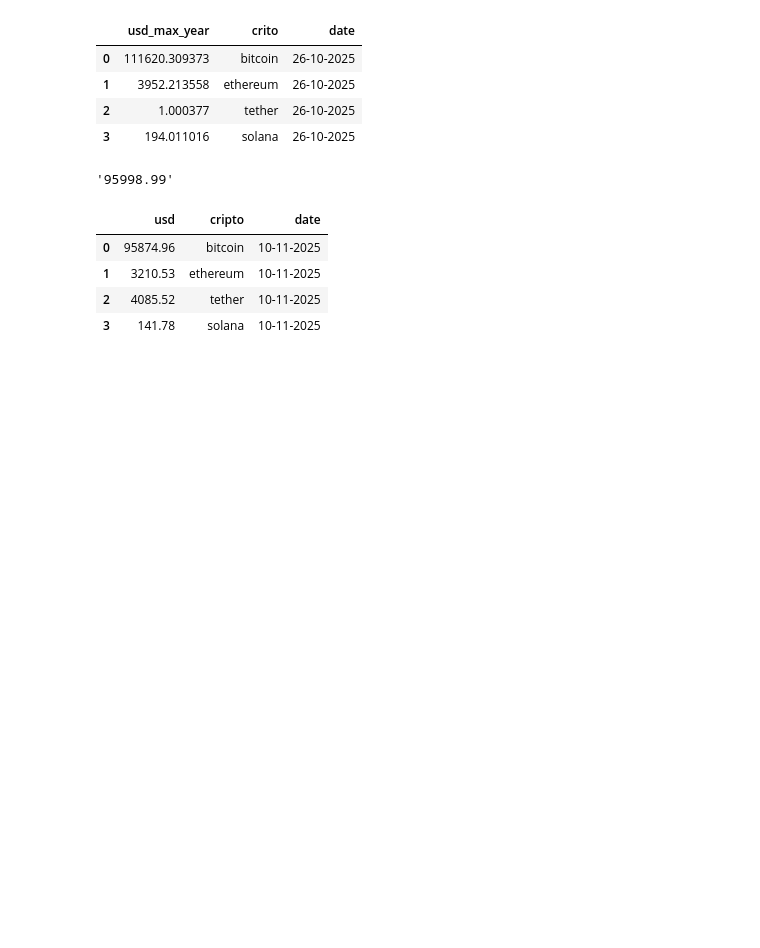
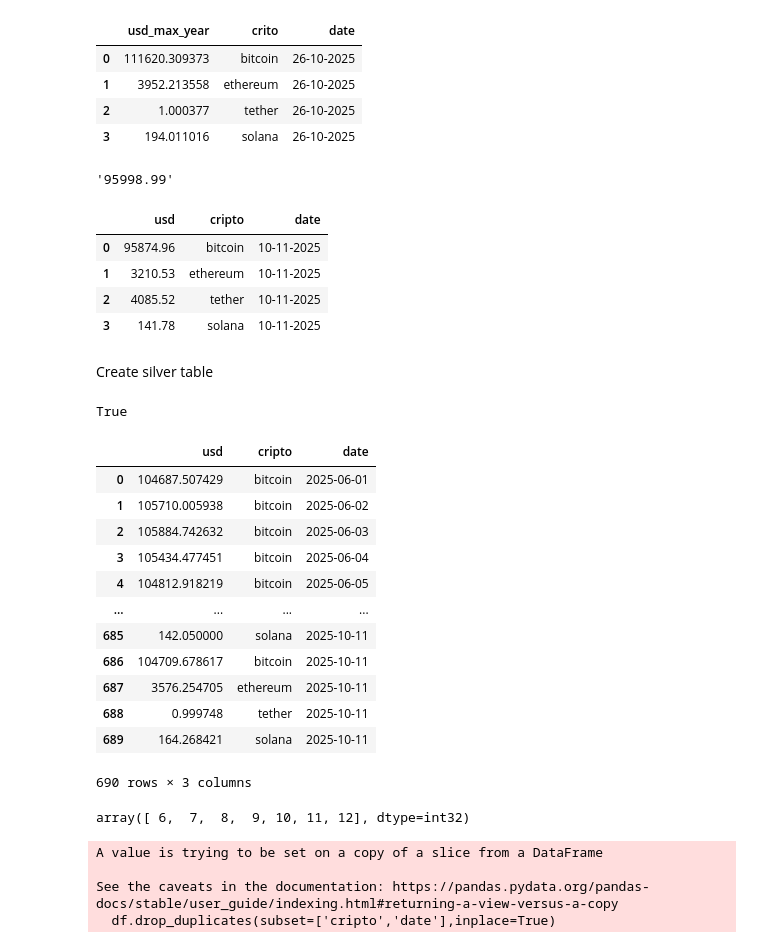
Before and after one commit to gasparcartasso/cripto_currencies, a Jupyter notebook: test.ipynb, the cells around one changed output. Saved outputs shown, nothing was run; the diff lists cells and outputs as text; code cells hidden in the pictures; blank space fills up the shorter version.

```diff
--- a/test.ipynb
+++ b/test.ipynb
@@ -178,3 +178,13 @@ df_price
 | 1 | 3210.53 | ethereum | 10-11-2025 |
 | 2 | 4085.52 | tether | 10-11-2025 |
 | 3 | 141.78 | solana | 10-11-2025 |
+# %% [markdown]
+Create silver table
+# %%
+import psycopg2
+import os
+import pandas as pd
+from dotenv import load_dotenv
+load_dotenv()
+# %% [output]
+True
@@ -180,0 +193,48 @@ df_price
+# %%
+conn = psycopg2.connect(
+    dbname=os.getenv('REDSHIFT_SCHEMA'),
+    user=os.getenv('REDSHIFT_USER'),
+    password=os.getenv('REDSHIFT_PASSWORD'),
+    host=os.getenv('REDSHIFT_HOST'),
+    port=5439
+)
+
+cur = conn.cursor()
+
+# Example schema — adjust columns to match your CSV
+create_table_sql = """
+DROP TABLE IF EXISTS FACT_CRIPTO_PRICES;
+
+CREATE TABLE FACT_CRIPTO_PRICES (
+    usd FLOAT,
+    mean_4week FLOAT,
+    max_4week FLOAT,
+    min_4week FLOAT,
+    cripto VARCHAR(100),
+    date TIMESTAMP
+);
+"""
+
+cur.execute(create_table_sql)
+conn.commit()
+# %%
+df = pd.read_sql("SELECT * FROM DAILY_CRIPTO_PRICES WHERE date >= '2025-06-01';", conn)
+df
+# %% [output]
+|  | usd | cripto | date |
+| 0 | 104687.507429 | bitcoin | 2025-06-01 |
+| 1 | 105710.005938 | bitcoin | 2025-06-02 |
+| 2 | 105884.742632 | bitcoin | 2025-06-03 |
+| 3 | 105434.477451 | bitcoin | 2025-06-04 |
+| 4 | 104812.918219 | bitcoin | 2025-06-05 |
+| ... | ... | ... | ... |
+| 685 | 142.050000 | solana | 2025-10-11 |
+| 686 | 104709.678617 | bitcoin | 2025-10-11 |
+| 687 | 3576.254705 | ethereum | 2025-10-11 |
+| 688 | 0.999748 | tether | 2025-10-11 |
+| 689 | 164.268421 | solana | 2025-10-11 |
+690 rows × 3 columns
+# %%
+df.date.dt.month.unique()
+# %% [output]
+array([ 6,  7,  8,  9, 10, 11, 12], dtype=int32)
@@ -180,0 +243,7 @@ df_price
+# %%
+df.drop_duplicates(subset=['cripto','date'],inplace=True)
+# %% [output]
+A value is trying to be set on a copy of a slice from a DataFrame
+
+See the caveats in the documentation: https://pandas.pydata.org/pandas-docs/stable/user_guide/indexing.html#returning-a-view-versus-a-copy
+  df.drop_duplicates(subset=['cripto','date'],inplace=True)
```
Also changed, not shown: parts of 10 cells of this notebook, 4 other files.
